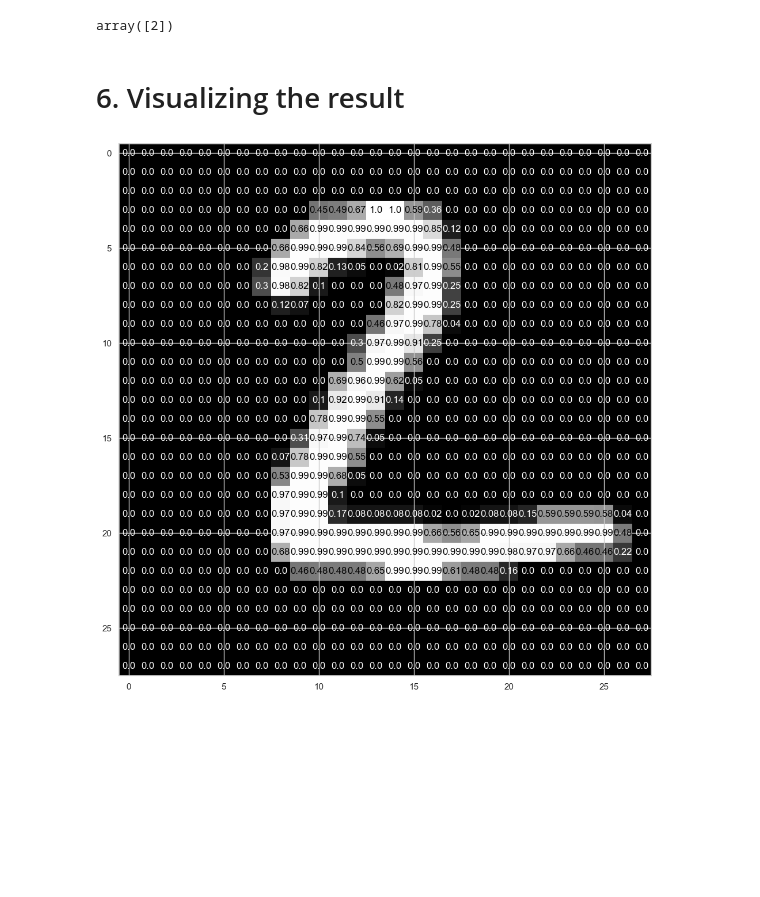
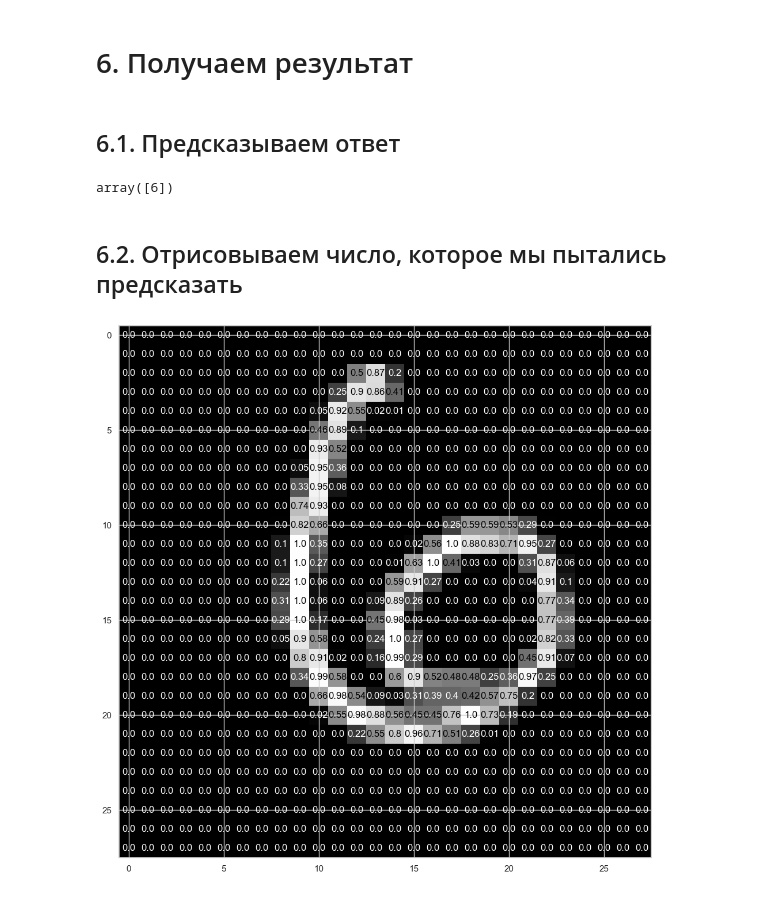
Before and after one commit to saitovmarat/NumRecognition, a Jupyter notebook: main.ipynb, the cells around one changed output. Saved outputs shown, nothing was run; the diff lists cells and outputs as text; code cells hidden in the pictures; blank space fills up the shorter version.

Commit message:
[add] main implemenation of numbers recognition neural network

```diff
--- a/main.ipynb
+++ b/main.ipynb
@@ -36,7 +37,6 @@ class MnistDataloader(object):
         self.test_labels_filepath = test_labels_filepath
 
     def read_images_labels(self, images_filepath, labels_filepath):
-        labels = []
         with open(labels_filepath, 'rb') as file:
             magic, size = struct.unpack(">II", file.read(8))
             if magic != 2049:
@@ -48,6 +48,7 @@ class MnistDataloader(object):
             if magic != 2051:
                 raise ValueError('Magic number mismatch, expected 2051, got {}'.format(magic))
             image_data = array("B", file.read())
+
         images = []
         for i in range(size):
             images.append([0] * rows * cols)
@@ -62,41 +63,3 @@ class MnistDataloader(object):
         x_train, y_train = self.read_images_labels(self.training_images_filepath, self.training_labels_filepath)
         x_test, y_test = self.read_images_labels(self.test_images_filepath, self.test_labels_filepath)
         return (x_train, y_train),(x_test, y_test)
-
-# Set file paths based on added MNIST Datasets
-training_images_filepath = './mnist-dataset/train-images.idx3-ubyte'
-training_labels_filepath = './mnist-dataset/train-labels.idx1-ubyte'
-test_images_filepath = './mnist-dataset/t10k-images.idx3-ubyte'
-test_labels_filepath = './mnist-dataset/t10k-labels.idx1-ubyte'
-
-
-# Load MINST dataset
-print('Loading MNIST dataset...')
-mnist_dataloader = MnistDataloader(training_images_filepath, training_labels_filepath, test_images_filepath, test_labels_filepath)
-(x_train, y_train), (x_test, y_test) = mnist_dataloader.load_data()
-print('MNIST dataset loaded.')
-
-# Show example images
-def show_images(images, title_texts):
-    cols = 5
-    rows = int(len(images)/cols) + 1
-    plt.figure(figsize=(28, 28))
-    index = 1
-    for x in zip(images, title_texts):
-        image = x[0]
-        title_text = x[1]
-        plt.subplot(rows, cols, index)
-        plt.imshow(image, cmap=plt.cm.gray)
-        if (title_text != ''):
-            plt.title(title_text, fontsize = 15)
-        index += 1
-
-random_images = []
-for i in range(0, 10):
-    r = random.randint(1, 60000)
-    random_images.append((x_train[r], 'training image [' + str(r) + '] = ' + str(y_train[r])))
-for i in range(0, 5):
-    r = random.randint(1, 10000)
-    random_images.append((x_test[r], 'test image [' + str(r) + '] = ' + str(y_test[r])))
-
-show_images(list(map(lambda x: x[0], random_images)), list(map(lambda x: x[1], random_images)))
@@ -316,23 +326,27 @@ Test accuracy = 9777/10000 = 0.9777
+# %% [markdown]
+# 6. Получаем результат
+# %% [markdown]
+## 6.1. Предсказываем ответ
 # %%
-network.predict(X_test[1:2])
+network.predict(X_test[100:101])
 # %% [output]
-array([2])
+array([6])
-# %% [markdown]
-# 6. Visualizing the result
+# %% [markdown]
+## 6.2. Отрисовываем число, которое мы пытались предсказать
 # %%
 def visualize_input(img, ax):
     ax.imshow(img, cmap='gray')
     width, height = img.shape
     thresh = img.max()/2.5
     for x in range(width):
         for y in range(height):
             ax.annotate(str(round(img[x][y],2)), xy=(y,x),
                         horizontalalignment='center',
                         verticalalignment='center',
                         color='white' if img[x][y]<thresh else 'black')
 
 fig = plt.figure(figsize = (12,12))
 ax = fig.add_subplot(111)
-visualize_input(X_test[1:2].reshape(28,28), ax)
+visualize_input(X_test[100:101].reshape(28,28), ax)
 # %% [output]
-[figure, old version]
+[figure, new version]
```
Also changed, not shown: parts of 23 cells of this notebook, 1 other file.
